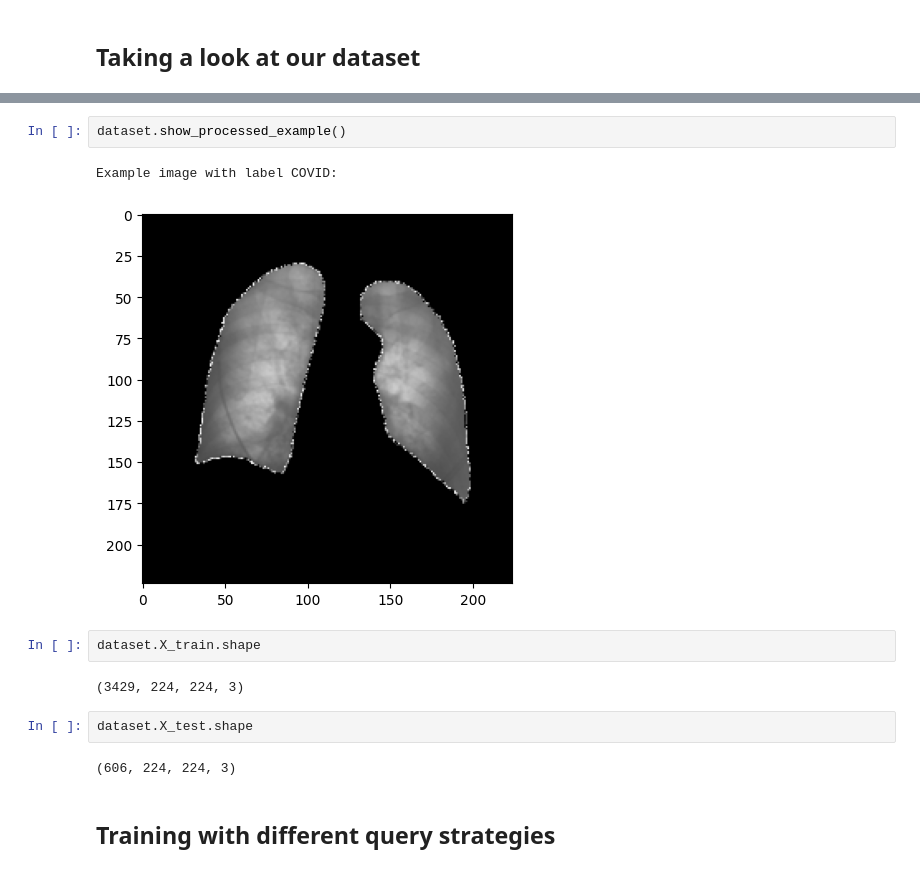
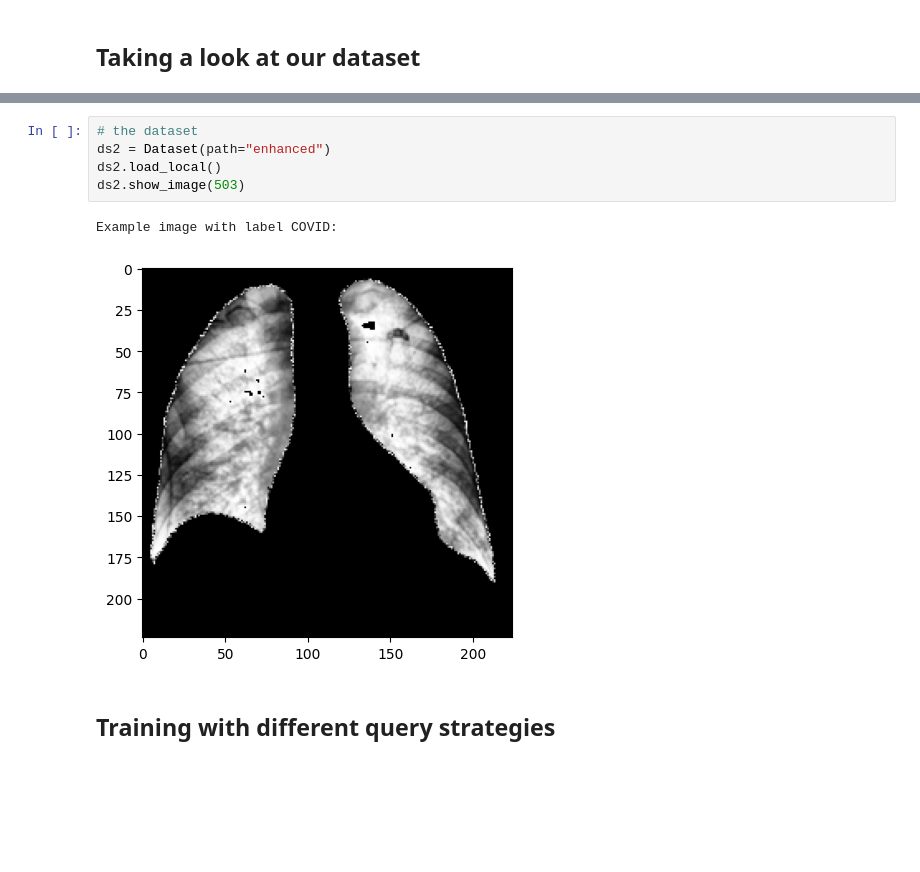
Before and after one commit to QuintenVervynck/Active-Machine-Learning-Lung-Scans, a Jupyter notebook: notebooks/00_testbook.ipynb, the cells around one changed output, grey strips where cells are left out. Saved outputs shown, nothing was run; the diff lists cells and outputs as text; blank space fills up the shorter version.

```diff
--- a/notebooks/00_testbook.ipynb
+++ b/notebooks/00_testbook.ipynb
@@ -23,16 +26,11 @@ Loading local files...
-# %%
-dataset.show_processed_example()
-# %% [output]
-Example image with label COVID:
-[figure, removed]
-# %%
-dataset.X_train.shape
-# %% [output]
-(3429, 224, 224, 3)
-# %%
-dataset.X_test.shape
-# %% [output]
-(606, 224, 224, 3)
+# %%
+# the dataset
+ds2 = Dataset(path="enhanced")
+ds2.load_local()
+ds2.show_image(503)
+# %% [output]
+Example image with label COVID:
+[figure, added]
 # %% [markdown]
 ## Training with different query strategies
 # %%
```
Also changed, not shown: parts of 10 cells of this notebook, 2 other files.
